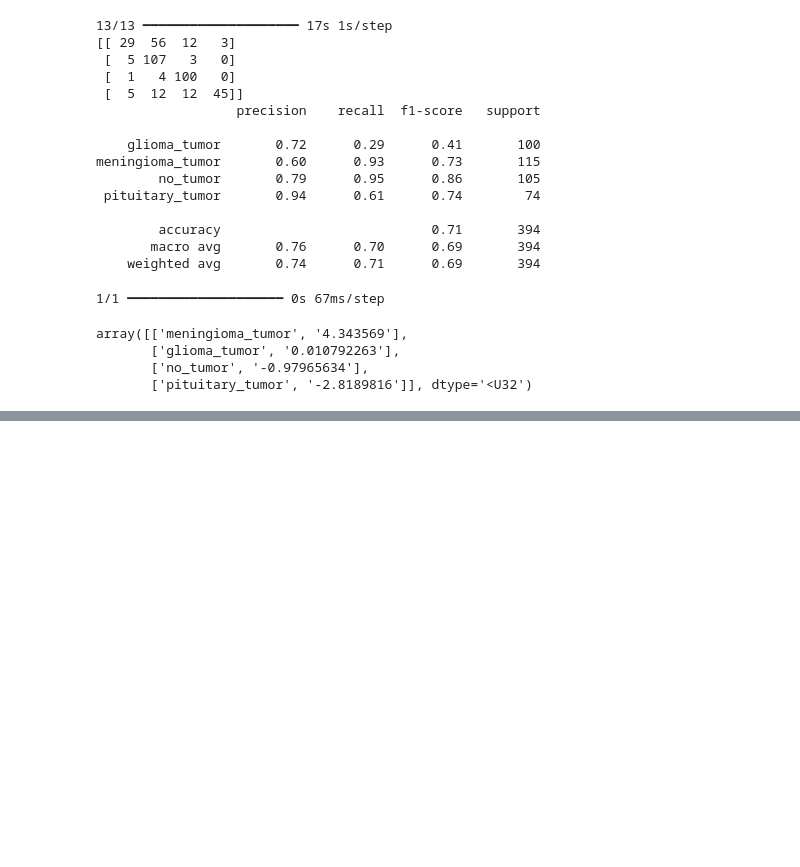
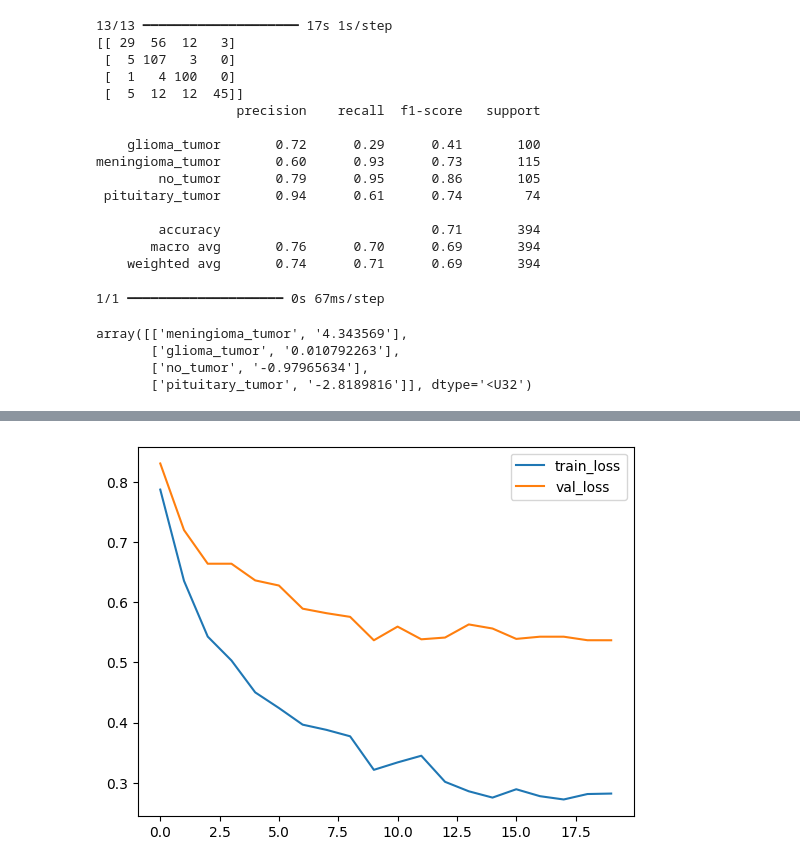
Before and after one commit to RohanTemgire/machine-learning-zoomcamp, a Jupyter notebook: Capstone_project/capstone.ipynb, the cells around one changed output, grey strips where cells are left out. Saved outputs shown, nothing was run; the diff lists cells and outputs as text; code cells hidden in the pictures; blank space fills up the shorter version.

```diff
--- a/Capstone_project/capstone.ipynb
+++ b/Capstone_project/capstone.ipynb
@@ -658,0 +878,2 @@ array([['meningioma_tumor', '4.343569'],
+# %%
+optimizer = tf.keras.optimizers.Adam(learning_rate=1e-4)
@@ -658,0 +888,37 @@ array([['meningioma_tumor', '4.343569'],
+# %%
+model.compile(
+    optimizer=optimizer,
+    loss='categorical_crossentropy',
+    metrics=['accuracy']
+)
+# %%
+# Define the folder name
+folder_name = 'new_efficentnetmodels'
+
+# Create the folder if it doesn't exist
+if not os.path.exists(folder_name):
+    os.makedirs(folder_name)
+
+# Early Stopping
+early_stopping = keras.callbacks.EarlyStopping(
+    monitor='val_loss',       # Watch the Validation Loss
+    patience=5,               # Wait 5 epochs before stopping
+    restore_best_weights=True # CRITICAL: Go back to the best epoch, not the last one
+)
+
+checkpoint = keras.callbacks.ModelCheckpoint(
+    os.path.join(folder_name, 'efficientnet_best_recall_{epoch:02d}_{val_loss:.3f}.keras'),
+    save_best_only=True,
+    monitor='val_loss',
+    verbose=1
+)
+# %%
+%%time
+
+history = model.fit(
+    train_ds,
+    validation_data=val_ds,
+    epochs=20,
+    class_weight=class_weights,
+    callbacks=[lr_scheduler, checkpoint]
+)
@@ -658,0 +1127,6 @@ array([['meningioma_tumor', '4.343569'],
+# %%
+plt.plot(history.history['loss'], label='train_loss')
+plt.plot(history.history['val_loss'], label='val_loss')
+plt.legend(); plt.show()
+# %% [output]
+[figure, added]
```
Also changed, not shown: parts of 59 cells of this notebook, 12 other files.
